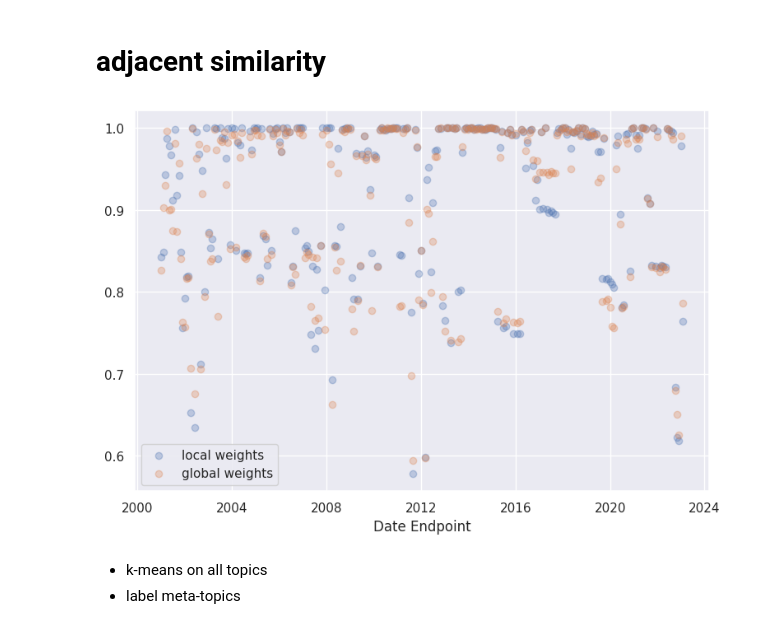
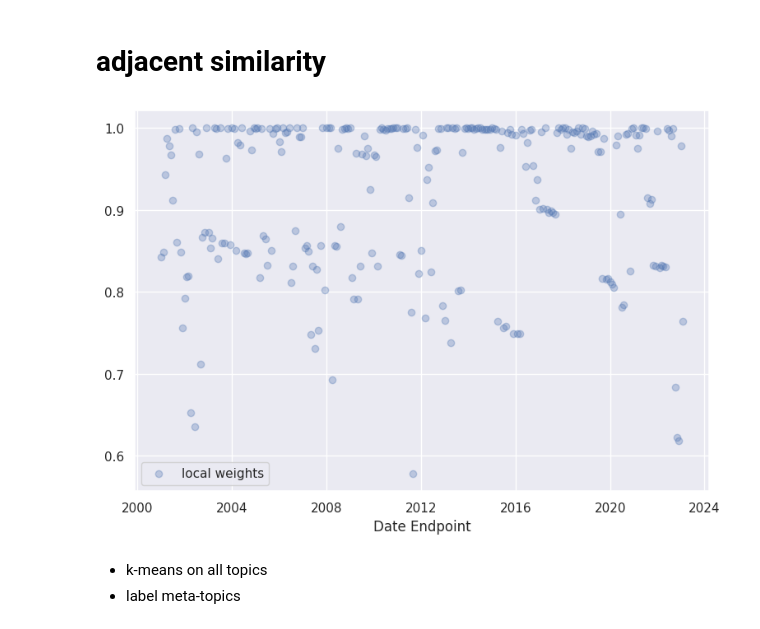
Before and after one commit to hmamaysky/Energy, a Jupyter notebook: OutOfSample/louvain_rolling.ipynb, the cells around one changed output. Saved outputs shown, nothing was run; the diff lists cells and outputs as text; code cells hidden in the pictures.

```diff
--- a/OutOfSample/louvain_rolling.ipynb
+++ b/OutOfSample/louvain_rolling.ipynb
@@ -145,11 +150,11 @@ for i in range(len(topic_vec_local_weights)-1):
 # %%
 fig, ax = plt.subplots(figsize=(9,6))
 ax.scatter(YYYYMM_list[1:], cs_list_local, alpha=0.3, label='local weights')
-ax.scatter(YYYYMM_list[1:], cs_list_global, alpha=0.3, label='global weights')
+#ax.scatter(YYYYMM_list[1:], cs_list_global, alpha=0.3, label='global weights')
 ax.set_xlabel('Date Endpoint')
 ax.legend();
 # %% [output]
-[figure, old version]
+[figure, new version]
 # %% [markdown]
 - k-means on all topics
 - label meta-topics
```
Also changed, not shown: parts of 7 cells of this notebook.
